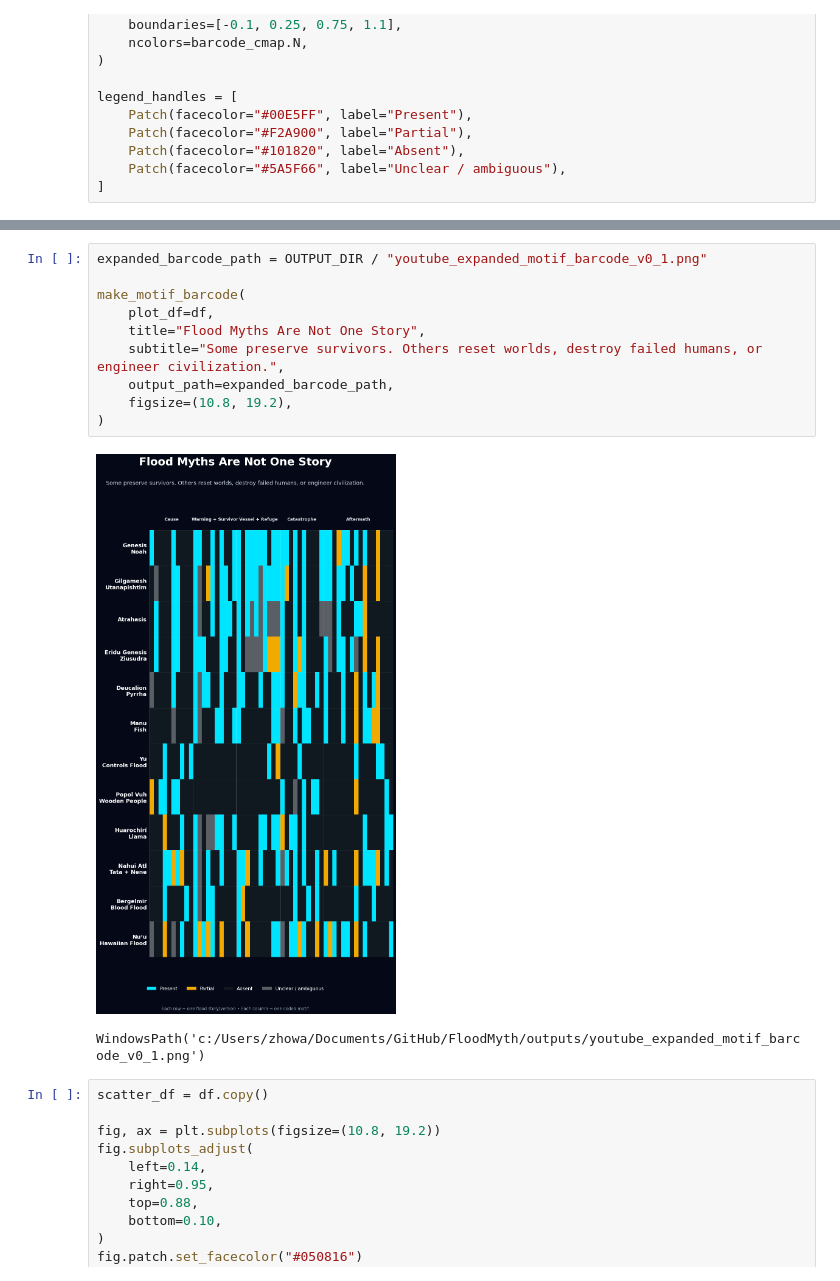
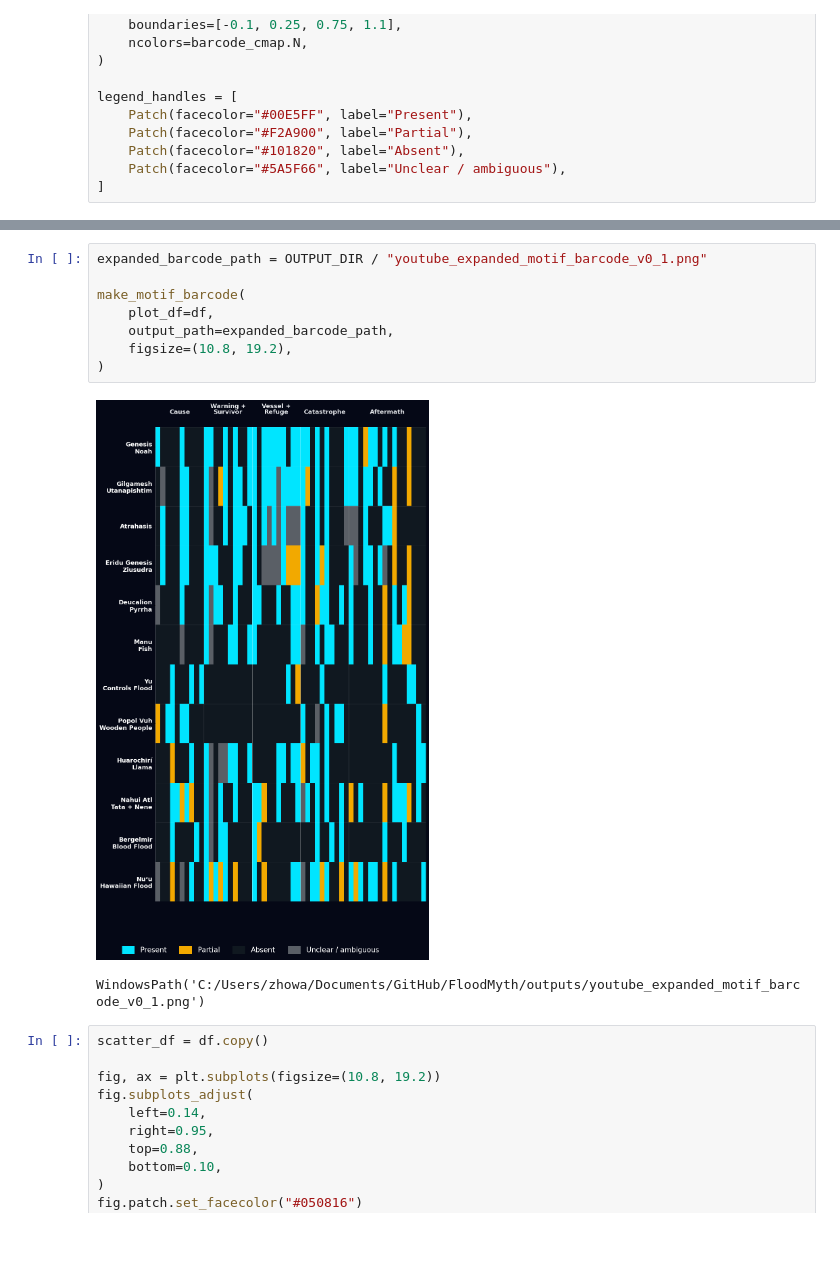
Before and after one commit to ZackHoward/FloodMyth, a Jupyter notebook: notebooks/04_visual_story_assets.ipynb, the cells around one changed output, grey strips where cells are left out. Cells and saved outputs as stored; diff of their text form; blank space fills up the shorter version.

```diff
--- a/notebooks/04_visual_story_assets.ipynb
+++ b/notebooks/04_visual_story_assets.ipynb
@@ -351,16 +324,14 @@ WindowsPath('c:/Users/zhowa/Documents/GitHub/FloodMyth/outputs/youtube_core_moti
 # %%
 expanded_barcode_path = OUTPUT_DIR / "youtube_expanded_motif_barcode_v0_1.png"
 
 make_motif_barcode(
     plot_df=df,
-    title="Flood Myths Are Not One Story",
-    subtitle="Some preserve survivors. Others reset worlds, destroy failed humans, or engineer civilization.",
     output_path=expanded_barcode_path,
     figsize=(10.8, 19.2),
 )
 # %% [output]
-[figure, old version]
+[figure, new version]
-WindowsPath('c:/Users/zhowa/Documents/GitHub/FloodMyth/outputs/youtube_expanded_motif_barcode_v0_1.png')
+WindowsPath('C:/Users/zhowa/Documents/GitHub/FloodMyth/outputs/youtube_expanded_motif_barcode_v0_1.png')
 # %%
 scatter_df = df.copy()
 
```
Also changed, not shown: parts of 3 cells of this notebook, 2 other files.
